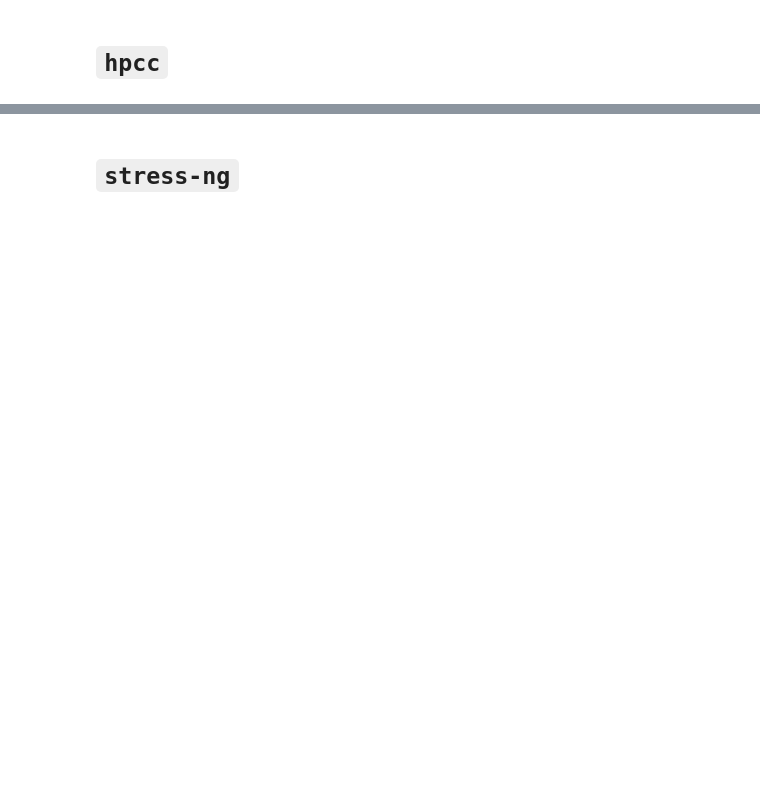
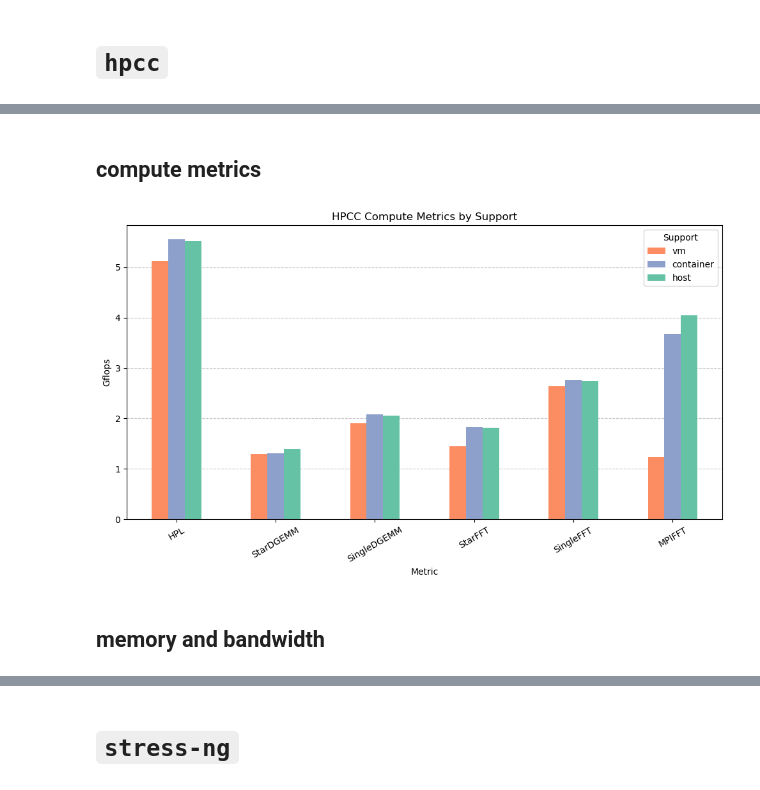
Before and after one commit to giovanni-lucarelli/cloud-basic, a Jupyter notebook: analysis/analysis.ipynb, the cells around one changed output, grey strips where cells are left out. Cells and saved outputs as stored; diff of their text form; code cells hidden in the pictures; blank space fills up the shorter version.

Commit message:
new plots

```diff
--- a/analysis/analysis.ipynb
+++ b/analysis/analysis.ipynb
@@ -133,0 +8,38 @@ plt.show()
+# %%
+hpcc_raw = pd.read_csv('hpcc - cleaner.csv')
+hpcc_raw.rename(columns={'RUN':'metric'}, inplace=True)
+# %% [markdown]
+## compute metrics
+# %%
+
+compute_metrics = ['HPL_Gflops','StarDGEMM_Gflops','SingleDGEMM_Gflops','StarFFT_Gflops','SingleFFT_Gflops','MPIFFT_Gflops']
+
+hpcc_raw['metric'] = hpcc_raw['metric'].replace(
+    {m: m.replace('_Gflops', '') for m in compute_metrics}
+)
+# %%
+hpcc_raw['metric']
+compute_metrics = ['HPL','StarDGEMM','SingleDGEMM','StarFFT','SingleFFT','MPIFFT']
+# %%
+compute_df = hpcc_raw[hpcc_raw['metric'].isin(compute_metrics)]
+
+# Set metric as index for plotting
+compute_df_plot = compute_df.set_index('metric')[['vm', 'container', 'host']]
+
+palette = sns.color_palette("Set2", 3)
+# Plot
+
+fig, ax = plt.subplots(figsize=(10, 6))
+compute_df_plot.plot(kind='bar', color=[palette[1], palette[2], palette[0]], ax=ax, zorder=2)
+ax.grid(axis='y', linestyle='--', alpha=0.7, zorder=1)  # Grid behind bars
+ax.set_title('HPCC Compute Metrics by Support')
+ax.set_ylabel('Gflops')
+ax.set_xlabel('Metric')
+ax.set_xticklabels(ax.get_xticklabels(), rotation=30)
+ax.legend(title='Support')
+plt.tight_layout()
+plt.show()
+# %% [output]
+[figure, added]
+# %% [markdown]
+## memory and bandwidth
```
Also changed, not shown: parts of 30 cells of this notebook, 2 other files.
